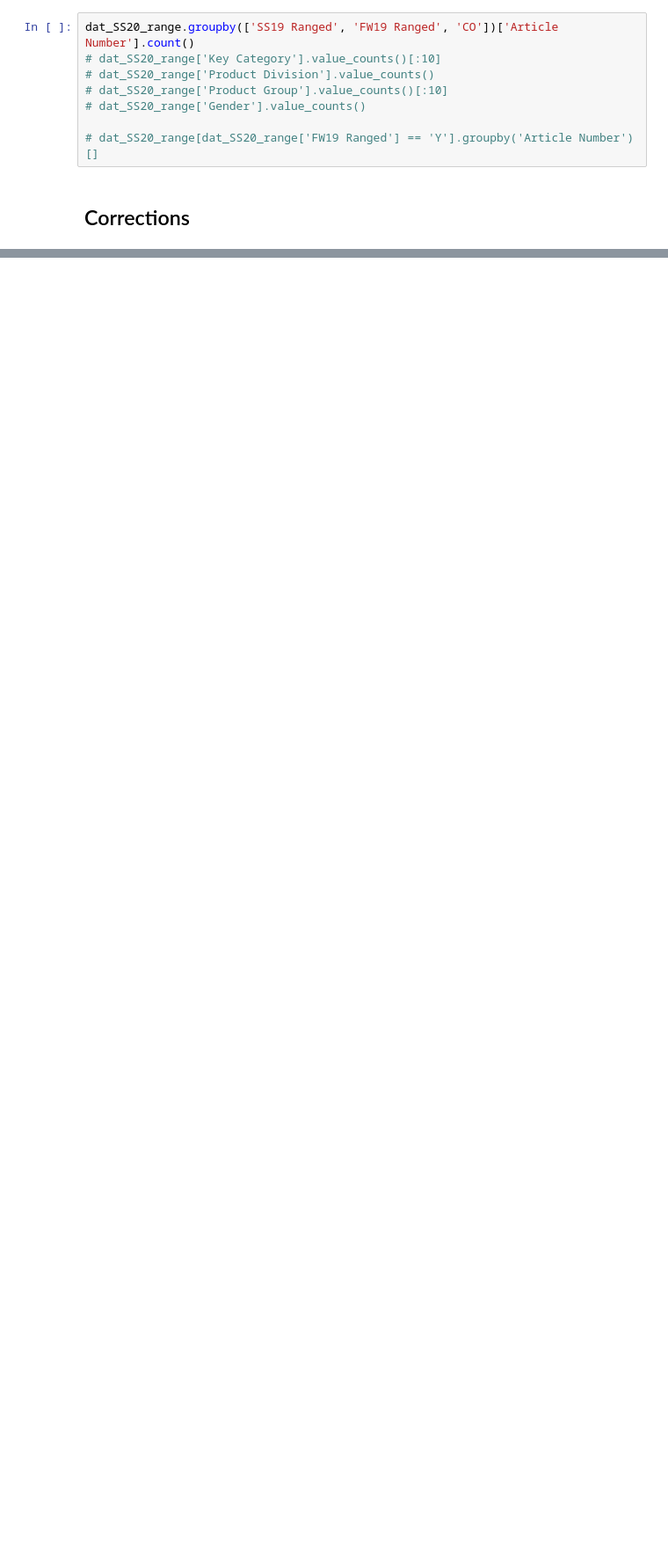
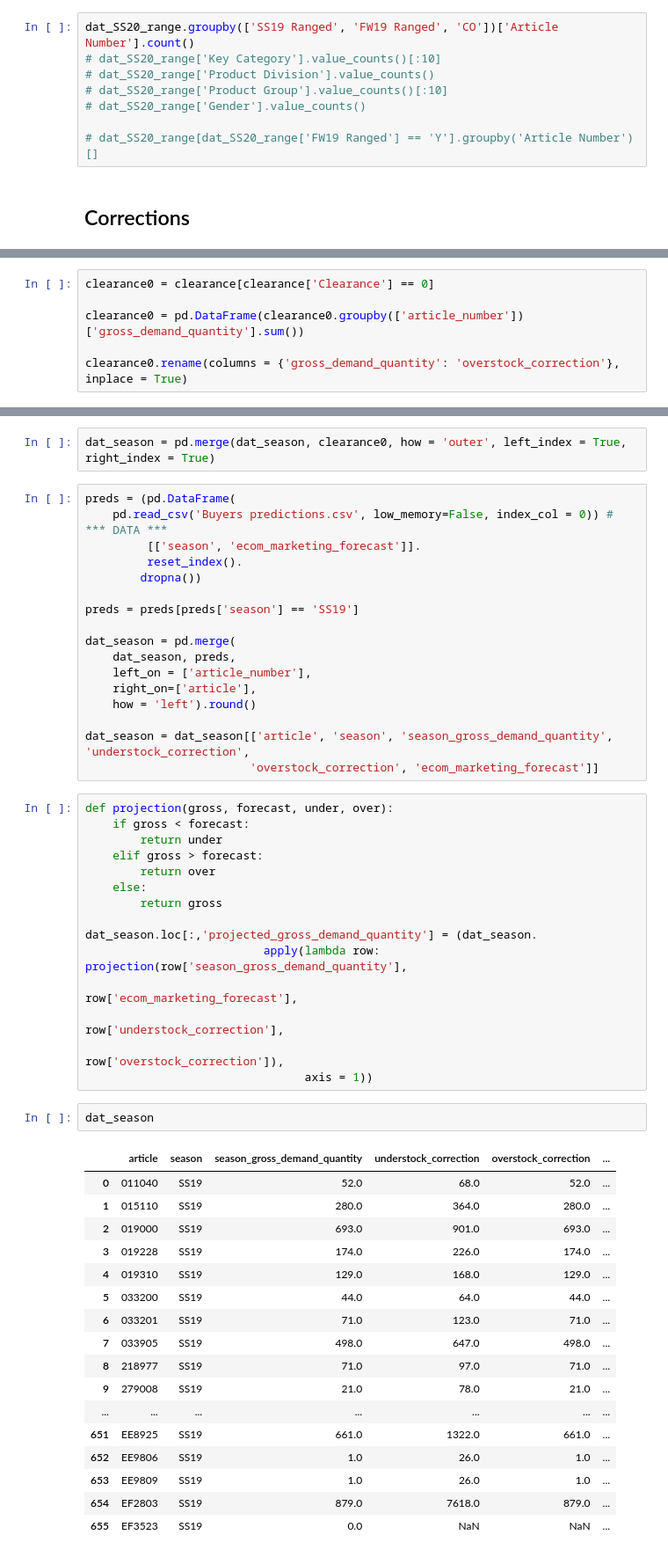
Before and after one commit to cwcomiskey/Misc, a Jupyter notebook: SS20_range.ipynb, the cells around one changed output, grey strips where cells are left out. Shown at 88% size. Saved outputs shown, nothing was run; the diff lists cells and outputs as text; blank space fills up the shorter version.

Commit message:
Correction projection... done.

```diff
--- a/SS20_range.ipynb
+++ b/SS20_range.ipynb
@@ -303,0 +216,6 @@ dat_season[['article', 'gross_qty_season', 'ecom_marketing_forecast']]
+# %%
+clearance0 = clearance[clearance['Clearance'] == 0]
+
+clearance0 = pd.DataFrame(clearance0.groupby(['article_number'])['gross_demand_quantity'].sum())
+
+clearance0.rename(columns = {'gross_demand_quantity': 'overstock_correction'}, inplace = True)
@@ -303,0 +224,54 @@ dat_season[['article', 'gross_qty_season', 'ecom_marketing_forecast']]
+# %%
+dat_season = pd.merge(dat_season, clearance0, how = 'outer', left_index = True, right_index = True)
+# %%
+preds = (pd.DataFrame(
+    pd.read_csv('Buyers predictions.csv', low_memory=False, index_col = 0)) # *** DATA ***
+         [['season', 'ecom_marketing_forecast']].
+         reset_index().
+        dropna())
+
+preds = preds[preds['season'] == 'SS19']
+
+dat_season = pd.merge(
+    dat_season, preds,
+    left_on = ['article_number'],
+    right_on=['article'],
+    how = 'left').round()
+
+dat_season = dat_season[['article', 'season', 'season_gross_demand_quantity', 'understock_correction',
+                        'overstock_correction', 'ecom_marketing_forecast']]
+# %%
+def projection(gross, forecast, under, over):
+    if gross < forecast:
+        return under
+    elif gross > forecast:
+        return over
+    else:
+        return gross
+
+dat_season.loc[:,'projected_gross_demand_quantity'] = (dat_season.
+                          apply(lambda row: projection(row['season_gross_demand_quantity'],
+                                                       row['ecom_marketing_forecast'],
+                                                       row['understock_correction'],
+                                                       row['overstock_correction']),
+                                axis = 1))
+# %%
+dat_season
+# %% [output]
+|  | article | season | season_gross_demand_quantity | understock_correction | overstock_correction | ... |
+| 0 | 011040 | SS19 | 52.0 | 68.0 | 52.0 | ... |
+| 1 | 015110 | SS19 | 280.0 | 364.0 | 280.0 | ... |
+| 2 | 019000 | SS19 | 693.0 | 901.0 | 693.0 | ... |
+| 3 | 019228 | SS19 | 174.0 | 226.0 | 174.0 | ... |
+| 4 | 019310 | SS19 | 129.0 | 168.0 | 129.0 | ... |
+| 5 | 033200 | SS19 | 44.0 | 64.0 | 44.0 | ... |
+| 6 | 033201 | SS19 | 71.0 | 123.0 | 71.0 | ... |
+| 7 | 033905 | SS19 | 498.0 | 647.0 | 498.0 | ... |
+| 8 | 218977 | SS19 | 71.0 | 97.0 | 71.0 | ... |
+| 9 | 279008 | SS19 | 21.0 | 78.0 | 21.0 | ... |
+| ... | ... | ... | ... | ... | ... | ... |
+| 651 | EE8925 | SS19 | 661.0 | 1322.0 | 661.0 | ... |
+| 652 | EE9806 | SS19 | 1.0 | 26.0 | 1.0 | ... |
+| 653 | EE9809 | SS19 | 1.0 | 26.0 | 1.0 | ... |
+| 654 | EF2803 | SS19 | 879.0 | 7618.0 | 879.0 | ... |
+| 655 | EF3523 | SS19 | 0.0 | NaN | NaN | ... |
```
Also changed, not shown: parts of 42 cells of this notebook.
